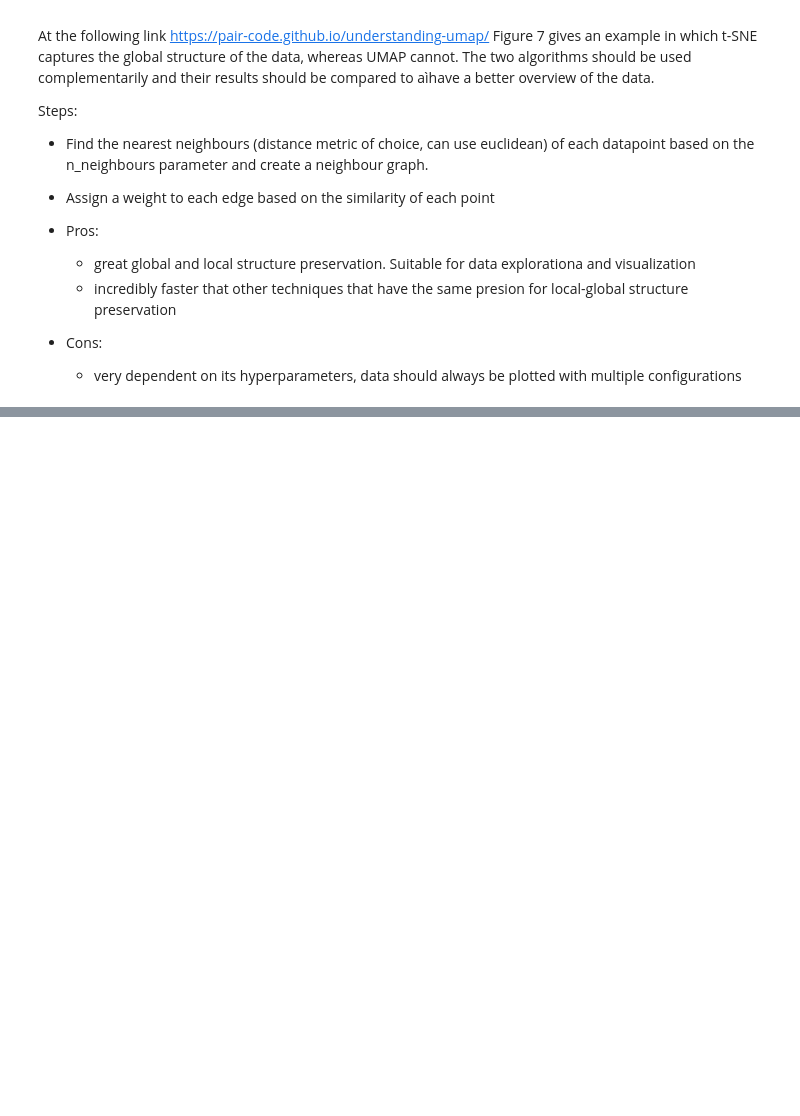
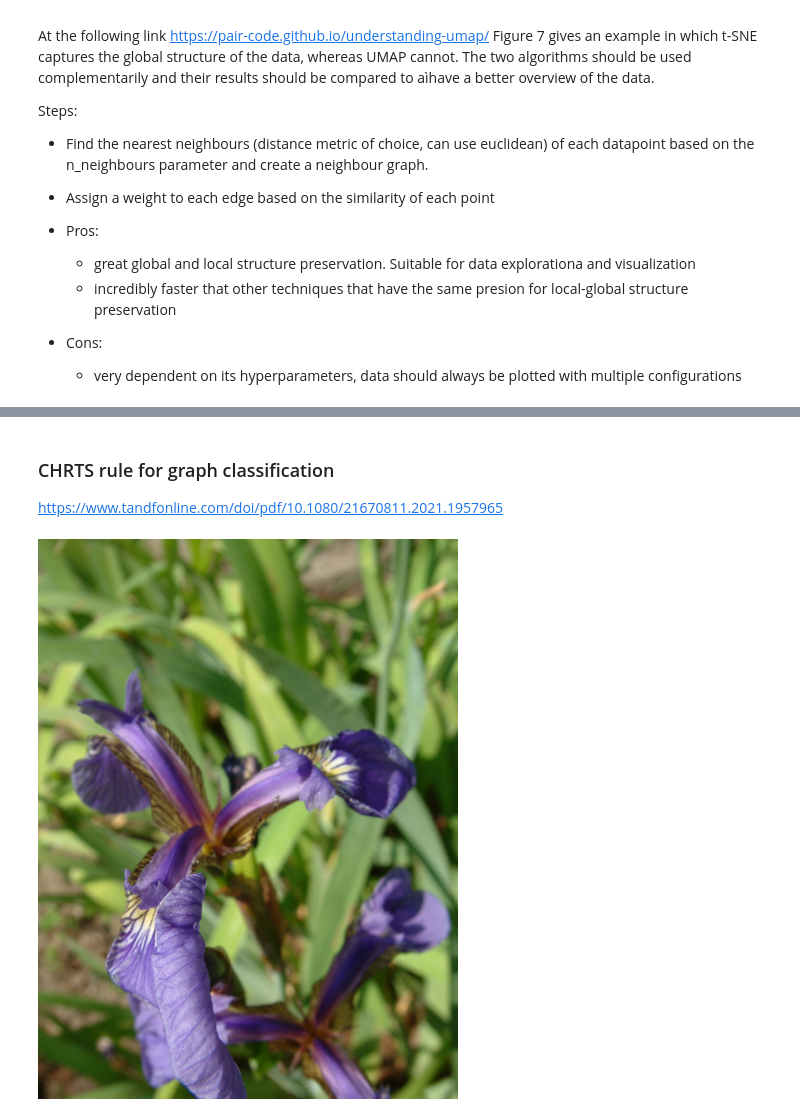
Before and after one commit to ImGilbes/data-visualization, a Jupyter notebook: Theory questions.ipynb, the cells around one changed output, grey strips where cells are left out. Cells and saved outputs as stored; diff of their text form; code cells hidden in the pictures; blank space fills up the shorter version.

```diff
--- a/Theory questions.ipynb
+++ b/Theory questions.ipynb
@@ -90,0 +180,11 @@ Steps:
+# %% [markdown]
+### CHRTS rule for graph classification
+
+https://www.tandfonline.com/doi/pdf/10.1080/21670811.2021.1957965
+# %%
+import requests
+import IPython.display as Disp
+url = 'https://upload.wikimedia.org/wikipedia/commons/5/56/Kosaciec_szczecinkowaty_Iris_setosa.jpg'
+Disp.Image(requests.get(url).content)
+# %% [output]
+[figure, added]
```
Also changed, not shown: parts of 5 cells of this notebook, 1 other file.
